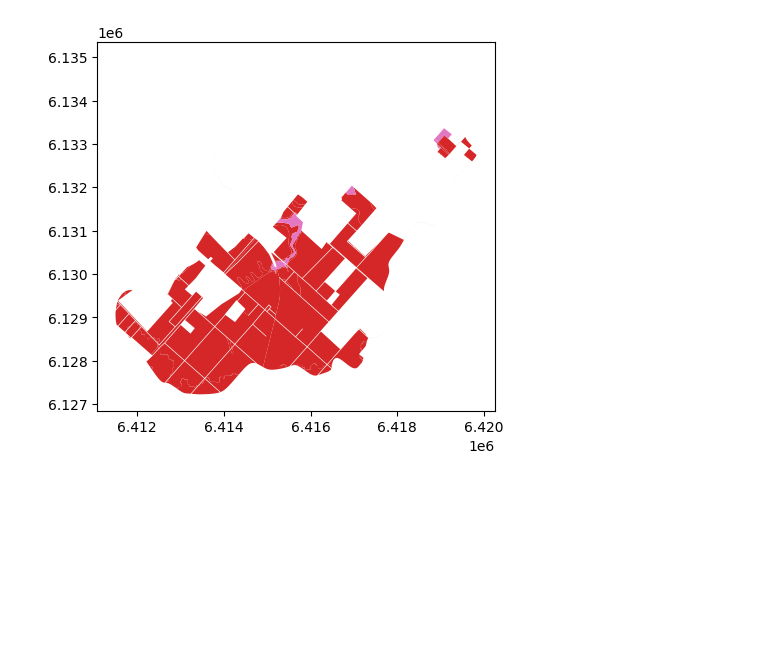
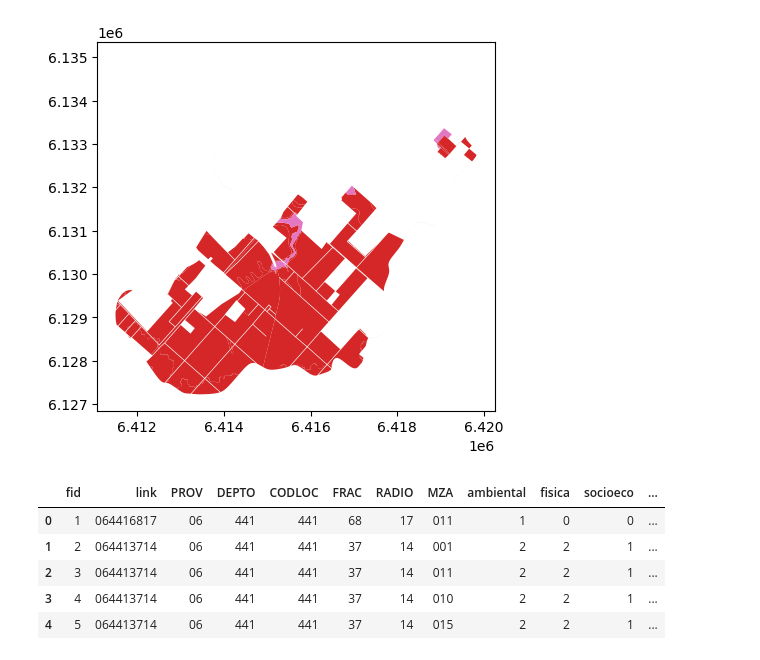
Before and after one commit to nlebovits/ciut-riesgo, a Jupyter notebook: notebooks/analisis.ipynb, the cells around one changed output. Saved outputs shown, nothing was run; the diff lists cells and outputs as text; code cells hidden in the pictures; blank space fills up the shorter version.

```diff
--- a/notebooks/analisis.ipynb
+++ b/notebooks/analisis.ipynb
@@ -103,0 +115,9 @@ riesgo_rural.plot("riesgo")
+# %%
+riesgo_urbano.head()
+# %% [output]
+|  | fid | link | PROV | DEPTO | CODLOC | FRAC | RADIO | MZA | ambiental | fisica | socioeco | ... |
+| 0 | 1 | 064416817 | 06 | 441 | 441 | 68 | 17 | 011 | 1 | 0 | 0 | ... |
+| 1 | 2 | 064413714 | 06 | 441 | 441 | 37 | 14 | 001 | 2 | 2 | 1 | ... |
+| 2 | 3 | 064413714 | 06 | 441 | 441 | 37 | 14 | 011 | 2 | 2 | 1 | ... |
+| 3 | 4 | 064413714 | 06 | 441 | 441 | 37 | 14 | 010 | 2 | 2 | 1 | ... |
+| 4 | 5 | 064413714 | 06 | 441 | 441 | 37 | 14 | 015 | 2 | 2 | 1 | ... |
```
Also changed, not shown: parts of 5 cells of this notebook.
